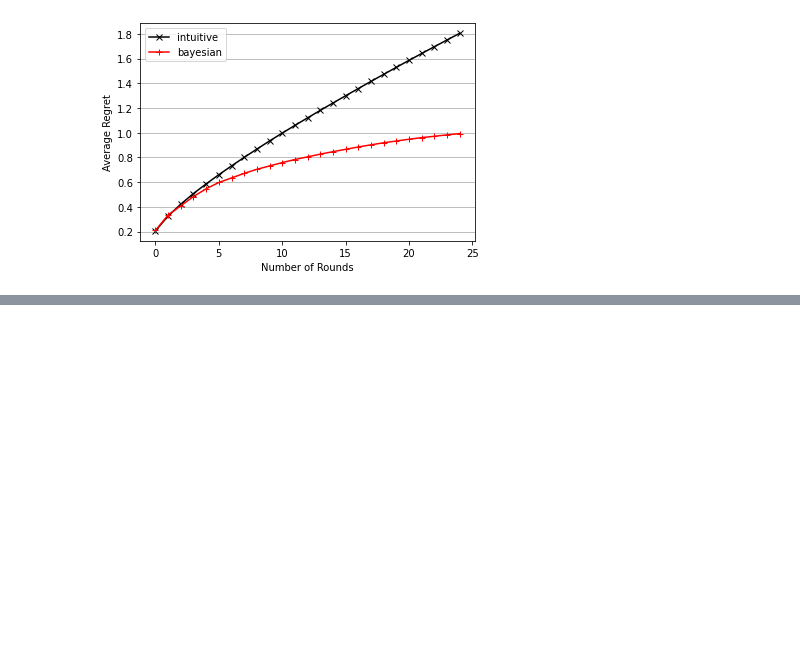
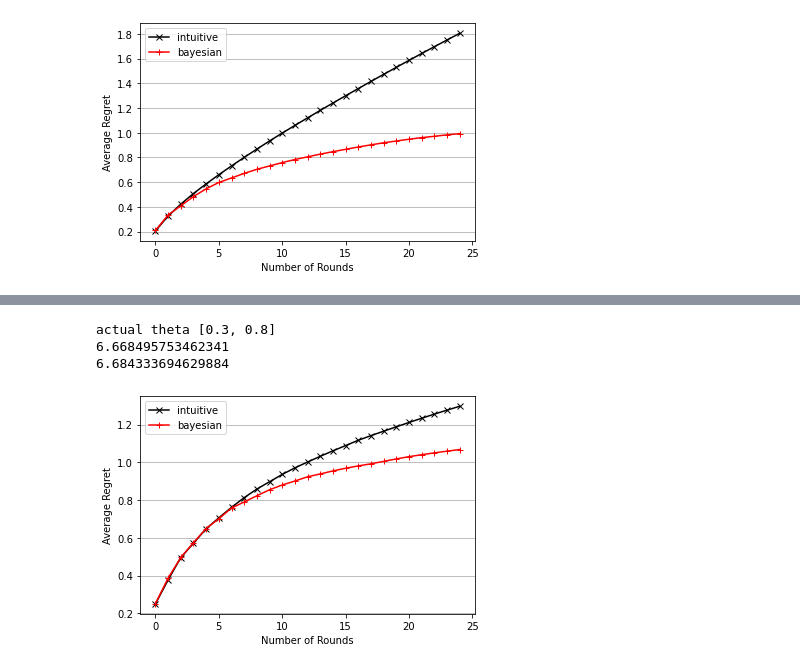
Before and after one commit to rhfeiyang/si140-project, a Jupyter notebook: part2.ipynb, the cells around one changed output, grey strips where cells are left out. Saved outputs shown, nothing was run; the diff lists cells and outputs as text; code cells hidden in the pictures; blank space fills up the shorter version.

```diff
--- a/part2.ipynb
+++ b/part2.ipynb
@@ -217,0 +218,31 @@ actual theta [0.3, 0.8]
+# %%
+actual_theta = [0.3, 0.8]
+result1 = 0
+result2 = 0
+times=2000
+for n in parallel.prange(times):
+    result1 += Part2(N,arms)
+
+    r2=R_part2(N)
+    result2 += r2
+    # print(r2)
+print("actual theta",actual_theta)
+print(result1/times)
+print(result2/times)
+
+bayesian_regret /= times
+intuitive_regret /= times
+
+spacing = 1
+plt.plot(range(0, 25)[::spacing], intuitive_regret[::spacing], label='intuitive', color='black', marker='x')
+plt.plot(range(0, 25)[::spacing], bayesian_regret[::spacing], label='bayesian', color='red', marker='+')
+plt.legend()
+plt.grid(True, axis='y')
+plt.xlabel('Number of Rounds')
+plt.ylabel('Average Regret')
+plt.show()
+# %% [output]
+actual theta [0.3, 0.8]
+6.668495753462341
+6.684333694629884
+[figure, added]
```
Also changed, not shown: parts of 1 cell of this notebook.
